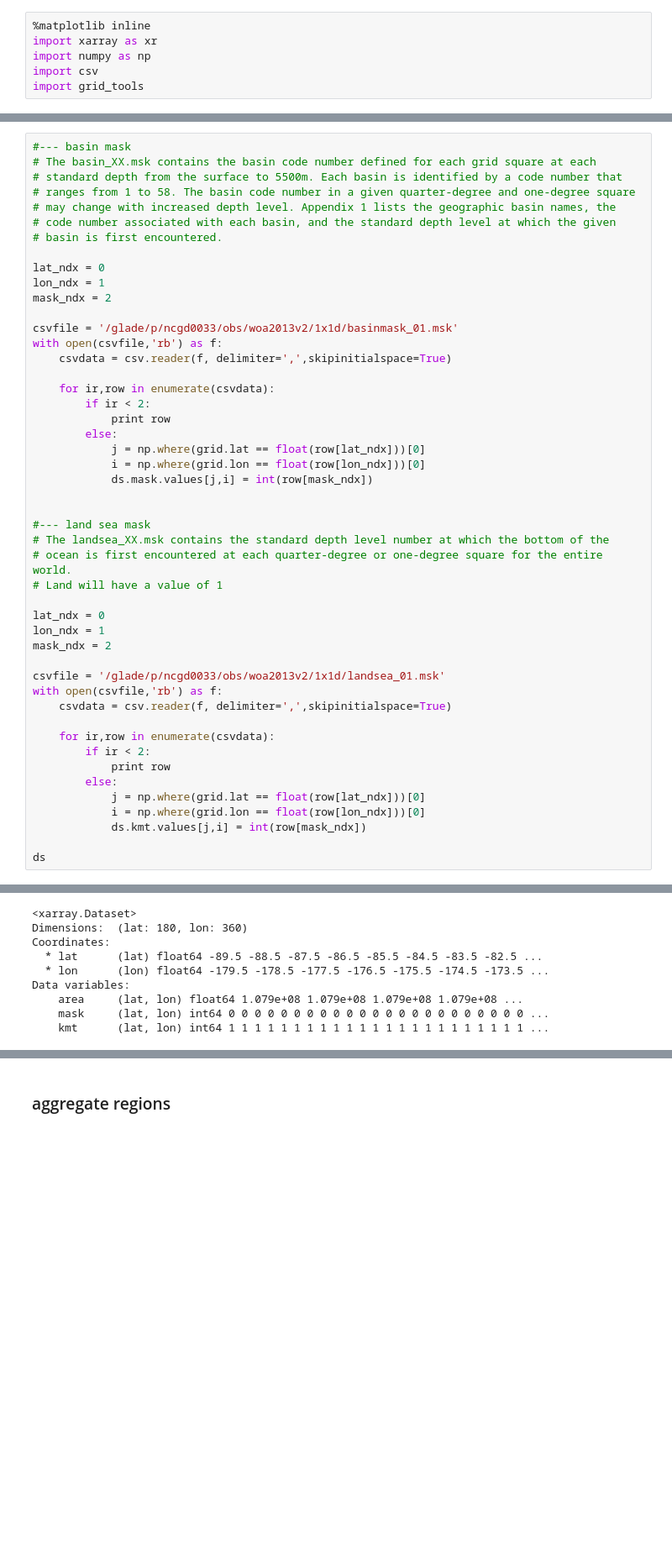
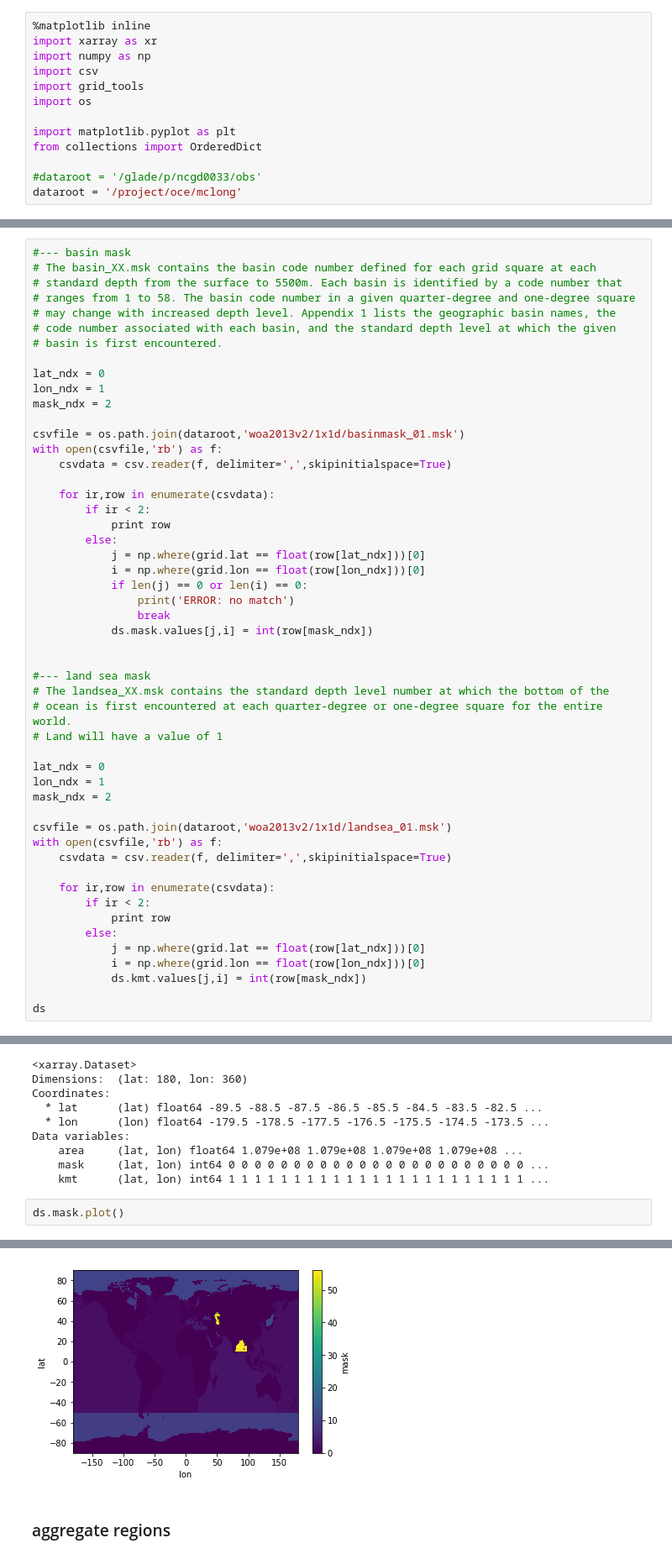
Before and after one commit to matt-long/iucn-deoxygenation-report, a Jupyter notebook: calc_woa_convert_basin_mask.ipynb, the cells around one changed output, grey strips where cells are left out. Shown at 84% size. Cells and saved outputs as stored; diff of their text form; blank space fills up the shorter version.

```diff
--- a/calc_woa_convert_basin_mask.ipynb
+++ b/calc_woa_convert_basin_mask.ipynb
@@ -11,6 +11,13 @@ import xarray as xr
 import numpy as np
 import csv
 import grid_tools
+import os
+
+import matplotlib.pyplot as plt
+from collections import OrderedDict
+
+#dataroot = '/glade/p/ncgd0033/obs'
+dataroot = '/project/oce/mclong'
 # %% [markdown]
 ### make a grid
 use `grid_tools` function to generate a lat/lon grid corresponding to WOA
@@ -65,7 +72,7 @@ lat_ndx = 0
 lon_ndx = 1
 mask_ndx = 2
 
-csvfile = '/glade/p/ncgd0033/obs/woa2013v2/1x1d/basinmask_01.msk'
+csvfile = os.path.join(dataroot,'woa2013v2/1x1d/basinmask_01.msk')
 with open(csvfile,'rb') as f:
     csvdata = csv.reader(f, delimiter=',',skipinitialspace=True)
 
@@ -75,6 +82,9 @@ with open(csvfile,'rb') as f:
         else:
             j = np.where(grid.lat == float(row[lat_ndx]))[0]
             i = np.where(grid.lon == float(row[lon_ndx]))[0]
+            if len(j) == 0 or len(i) == 0:
+                print('ERROR: no match')
+                break
             ds.mask.values[j,i] = int(row[mask_ndx])
 
 
@@ -87,7 +97,7 @@ lat_ndx = 0
 lon_ndx = 1
 mask_ndx = 2
 
-csvfile = '/glade/p/ncgd0033/obs/woa2013v2/1x1d/landsea_01.msk'
+csvfile = os.path.join(dataroot,'woa2013v2/1x1d/landsea_01.msk')
 with open(csvfile,'rb') as f:
     csvdata = csv.reader(f, delimiter=',',skipinitialspace=True)
 
@@ -114,3 +124,6 @@ Data variables:
     area     (lat, lon) float64 1.079e+08 1.079e+08 1.079e+08 1.079e+08 ...
     mask     (lat, lon) int64 0 0 0 0 0 0 0 0 0 0 0 0 0 0 0 0 0 0 0 0 0 0 0 ...
     kmt      (lat, lon) int64 1 1 1 1 1 1 1 1 1 1 1 1 1 1 1 1 1 1 1 1 1 1 1 ...
+# %%
+ds.mask.plot()
+# %% [output]
@@ -117,3 +131,4 @@ Data variables:
+[figure, added]
 # %% [markdown]
 ### aggregate regions
 # %%
```
Also changed, not shown: parts of 3 cells of this notebook, 5 other files.
